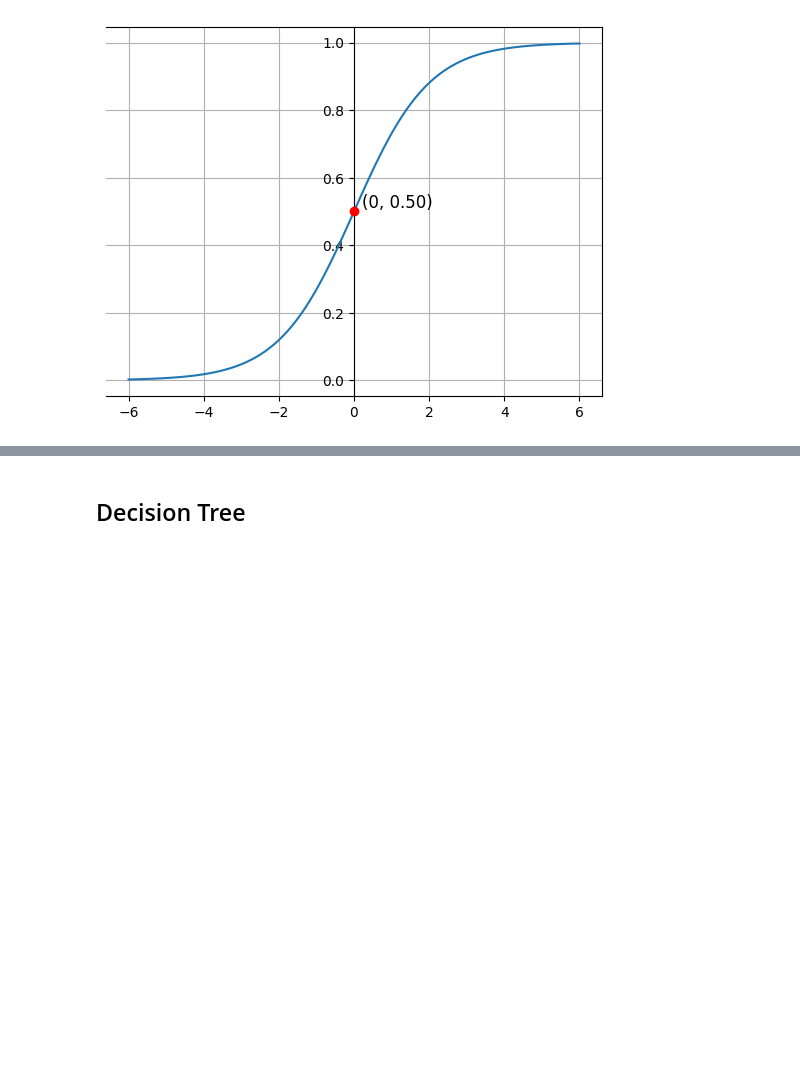
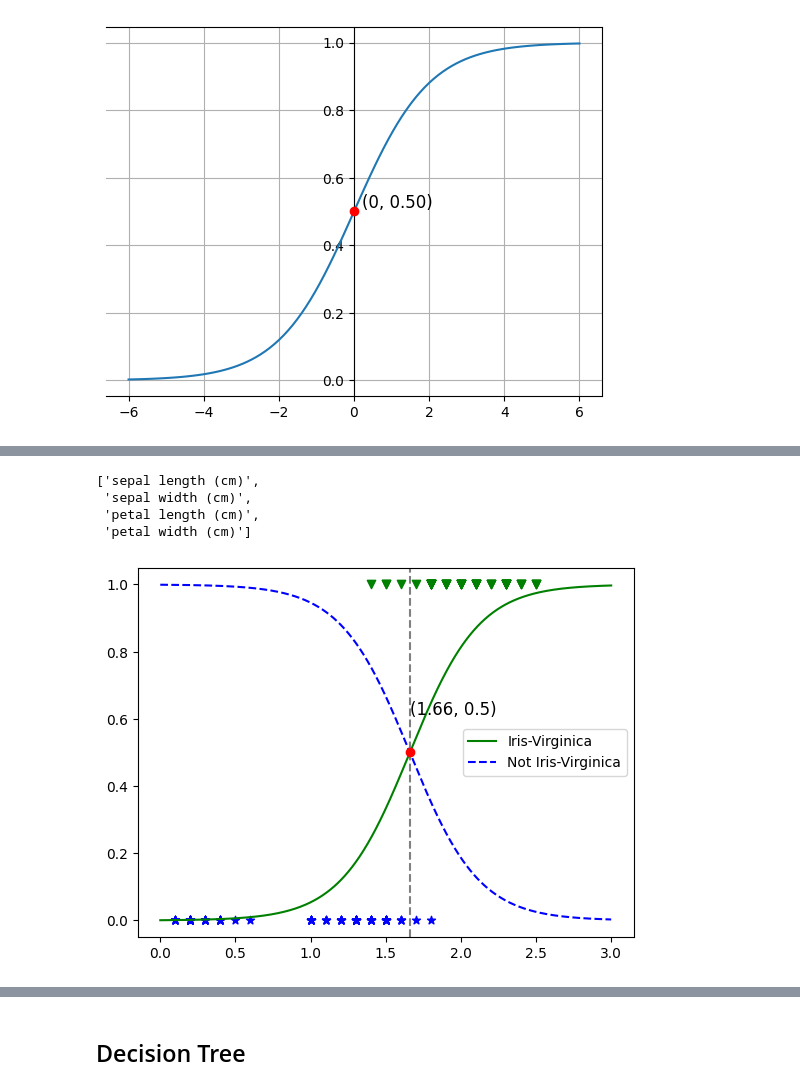
Before and after one commit to davidterroso/ML, a Jupyter notebook: classification.ipynb, the cells around one changed output, grey strips where cells are left out. Cells and saved outputs as stored; diff of their text form; code cells hidden in the pictures; blank space fills up the shorter version.

Commit message:
logistic regression end

```diff
--- a/classification.ipynb
+++ b/classification.ipynb
@@ -215,0 +218,4 @@ Therefore, the partial derivative of the log-loss function with respect to $\the
+# %%
+from sklearn import datasets
+iris = datasets.load_iris()
+list(iris.keys())
@@ -215,0 +231,38 @@ Therefore, the partial derivative of the log-loss function with respect to $\the
+# %%
+iris["feature_names"]
+# %% [output]
+['sepal length (cm)',
+ 'sepal width (cm)',
+ 'petal length (cm)',
+ 'petal width (cm)']
+# %%
+from sklearn.linear_model import LogisticRegression
+import matplotlib.pyplot as plt
+
+X = iris["data"][:, 3:] # Gets the petal width data
+y = (iris["target"] == 2).astype(int) # Sets the target as 1 for Iris-Virginica and 0 for any other plants
+
+log_reg = LogisticRegression()
+log_reg.fit(X, y)
+
+X_new = np.linspace(0, 3, 1000).reshape(-1, 1)
+y_proba = log_reg.predict_proba(X_new)
+
+X_zero = X[y==0]
+y_zero = y[y==0]
+X_one = X[y==1]
+y_one = y[y==1]
+
+interception = X_new[y_proba[:, 1] > y_proba[:, 0]][0][0]
+
+plt.plot(X_new, y_proba[:, 1], "g-", label="Iris-Virginica")
+plt.plot(X_new, y_proba[:, 0], "b--", label="Not Iris-Virginica")
+plt.axvline(interception, ls="--", c="gray")
+plt.scatter(interception, 0.5, color="red", zorder=3)
+plt.text(interception, 0.6, f"({interception:.2f}, 0.5)", fontsize=12, color="black", verticalalignment="bottom")
+plt.scatter(X_zero, y_zero, marker="*", color="blue")
+plt.scatter(X_one, y_one, marker="v", color="green")
+plt.legend()
+plt.show()
+# %% [output]
+[figure, added]
```
Also changed, not shown: parts of 7 cells of this notebook.
